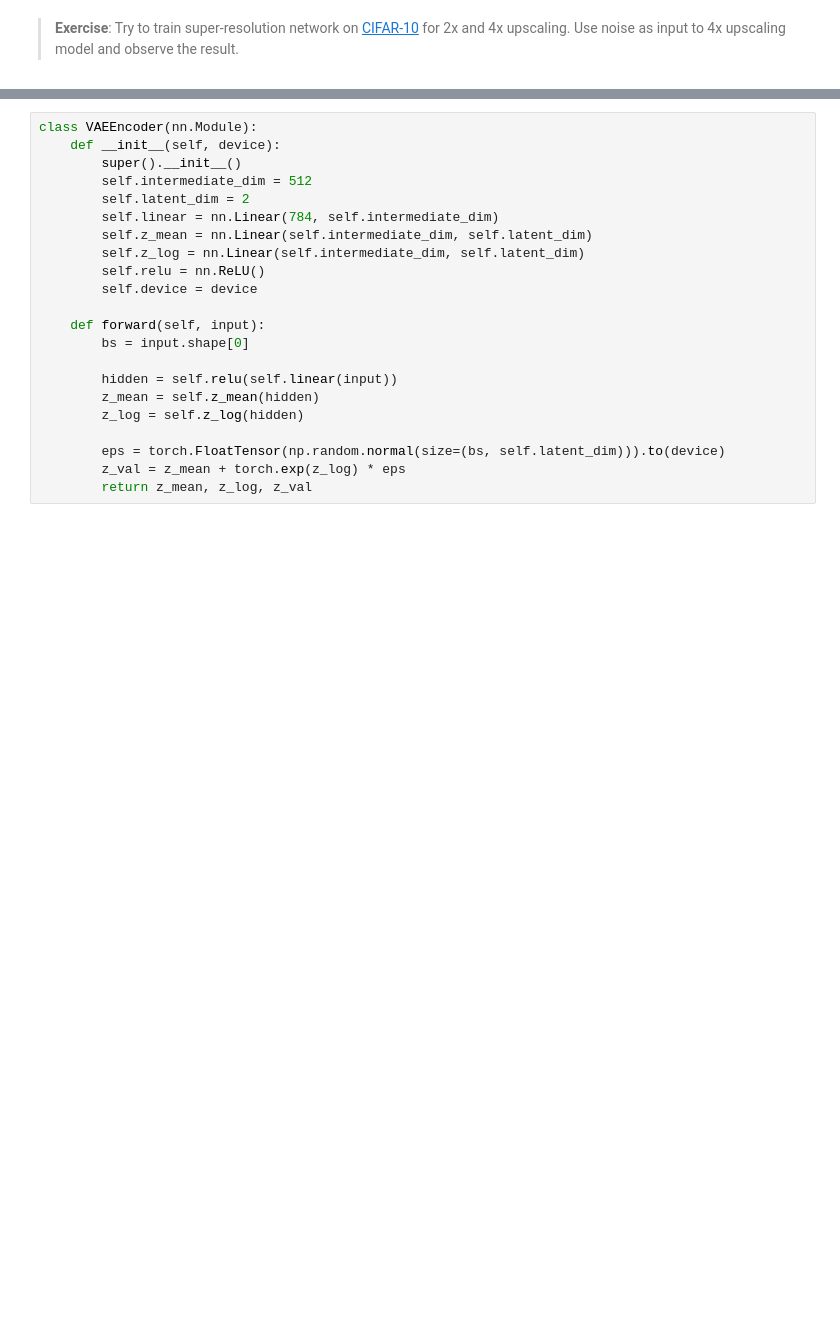
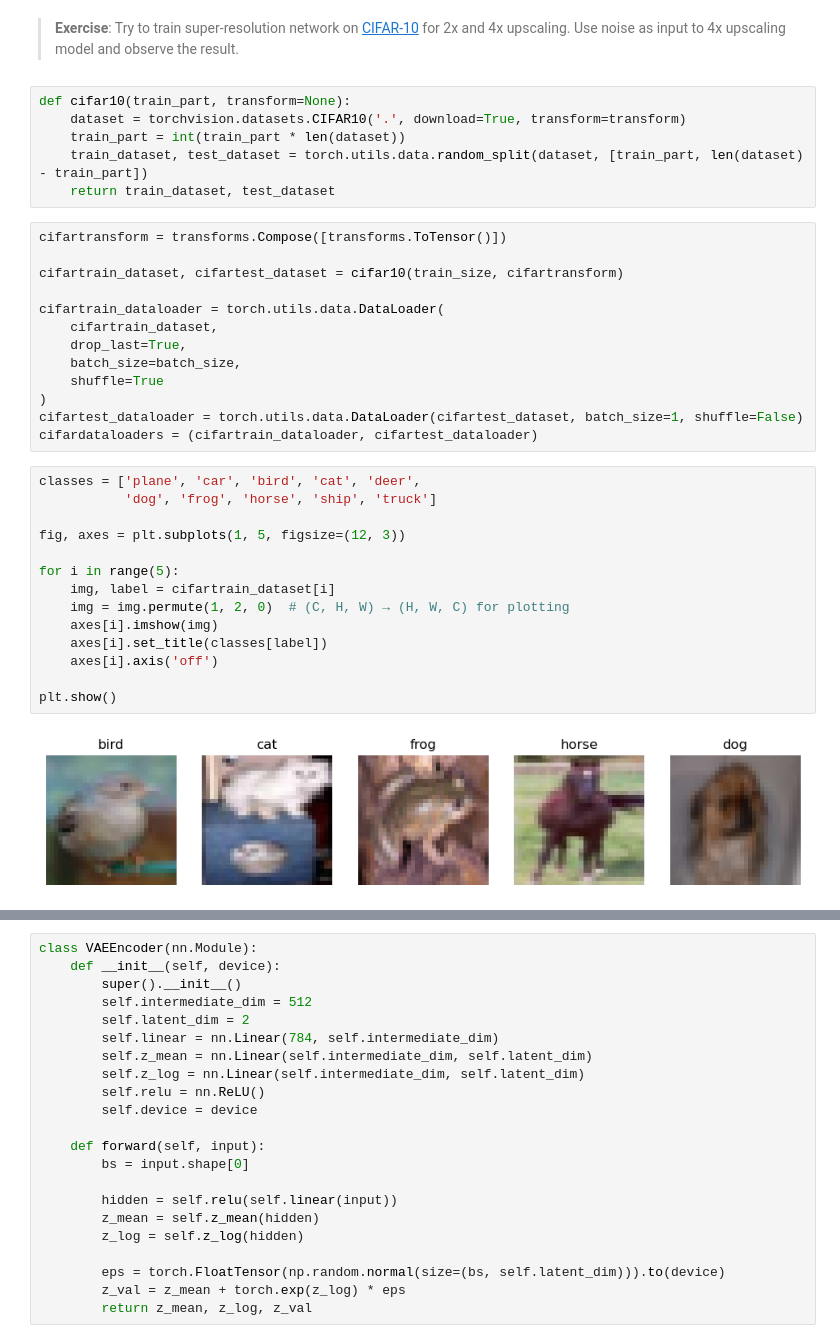
Before and after one commit to sunny-cq-wang/AI-For-Beginners, a Jupyter notebook: lessons/4-ComputerVision/09-Autoencoders/AutoEncodersPyTorch.ipynb, the cells around one changed output, grey strips where cells are left out. Saved outputs shown, nothing was run; the diff lists cells and outputs as text; blank space fills up the shorter version.

```diff
--- a/lessons/4-ComputerVision/09-Autoencoders/AutoEncodersPyTorch.ipynb
+++ b/lessons/4-ComputerVision/09-Autoencoders/AutoEncodersPyTorch.ipynb
@@ -693,2 +734,37 @@ plotn(plots, predictions)
 # %% [markdown]
 > **Exercise**: Try to train super-resolution network on [CIFAR-10](https://pytorch.org/vision/stable/generated/torchvision.datasets.CIFAR10.html) for 2x and 4x upscaling. Use noise as input to 4x upscaling model and observe the result.
+# %%
+def cifar10(train_part, transform=None):
+    dataset = torchvision.datasets.CIFAR10('.', download=True, transform=transform)
+    train_part = int(train_part * len(dataset))
+    train_dataset, test_dataset = torch.utils.data.random_split(dataset, [train_part, len(dataset) - train_part])
+    return train_dataset, test_dataset
+# %%
+cifartransform = transforms.Compose([transforms.ToTensor()])
+
+cifartrain_dataset, cifartest_dataset = cifar10(train_size, cifartransform)
+
+cifartrain_dataloader = torch.utils.data.DataLoader(
+    cifartrain_dataset,
+    drop_last=True,
+    batch_size=batch_size,
+    shuffle=True
+)
+cifartest_dataloader = torch.utils.data.DataLoader(cifartest_dataset, batch_size=1, shuffle=False)
+cifardataloaders = (cifartrain_dataloader, cifartest_dataloader)
+# %%
+classes = ['plane', 'car', 'bird', 'cat', 'deer',
+           'dog', 'frog', 'horse', 'ship', 'truck']
+
+fig, axes = plt.subplots(1, 5, figsize=(12, 3))
+
+for i in range(5):
+    img, label = cifartrain_dataset[i]
+    img = img.permute(1, 2, 0)  # (C, H, W) → (H, W, C) for plotting
+    axes[i].imshow(img)
+    axes[i].set_title(classes[label])
+    axes[i].axis('off')
+
+plt.show()
+# %% [output]
+[figure, added]
```
Also changed, not shown: parts of 19 cells of this notebook, 15 other files.
